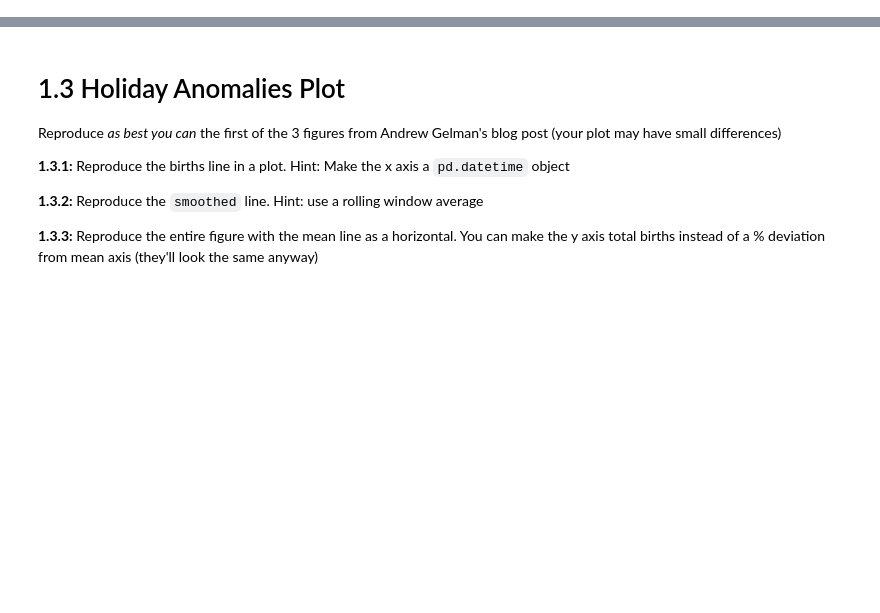
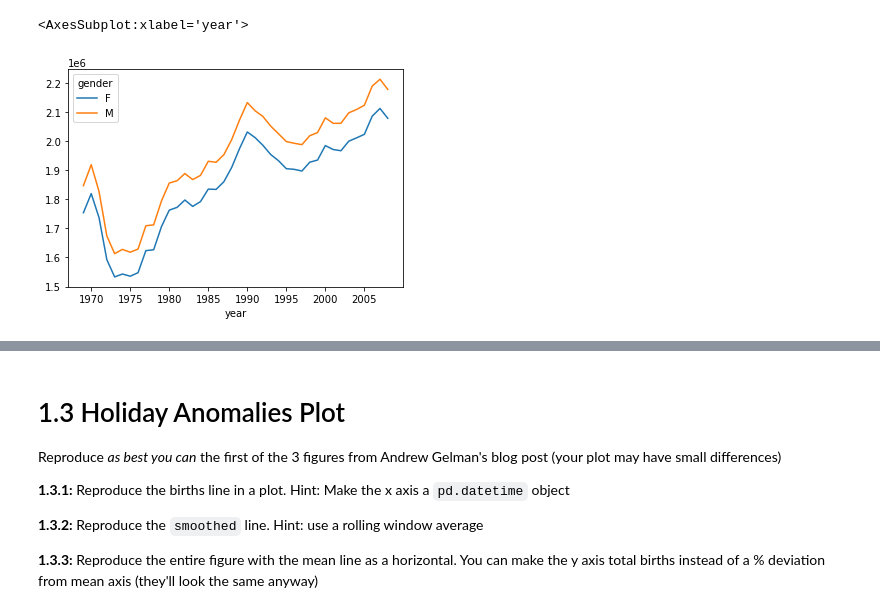
Before and after one commit to cb-ds-1/m2-3-exploration, a Jupyter notebook: workshop.ipynb, the cells around one changed output, grey strips where cells are left out. Cells and saved outputs as stored; diff of their text form; code cells hidden in the pictures; blank space fills up the shorter version.

```diff
--- a/workshop.ipynb
+++ b/workshop.ipynb
@@ -11,3 +41,8 @@ Note the `1e6` on the y axis for scale
+# %%
+df.groupby(['year','gender']).births.sum().unstack().plot()
+# %% [output]
+<AxesSubplot:xlabel='year'>
+[figure, added]
 # %% [markdown]
 # 1.2 Births anomalies
 
```
Also changed, not shown: parts of 32 cells of this notebook.
